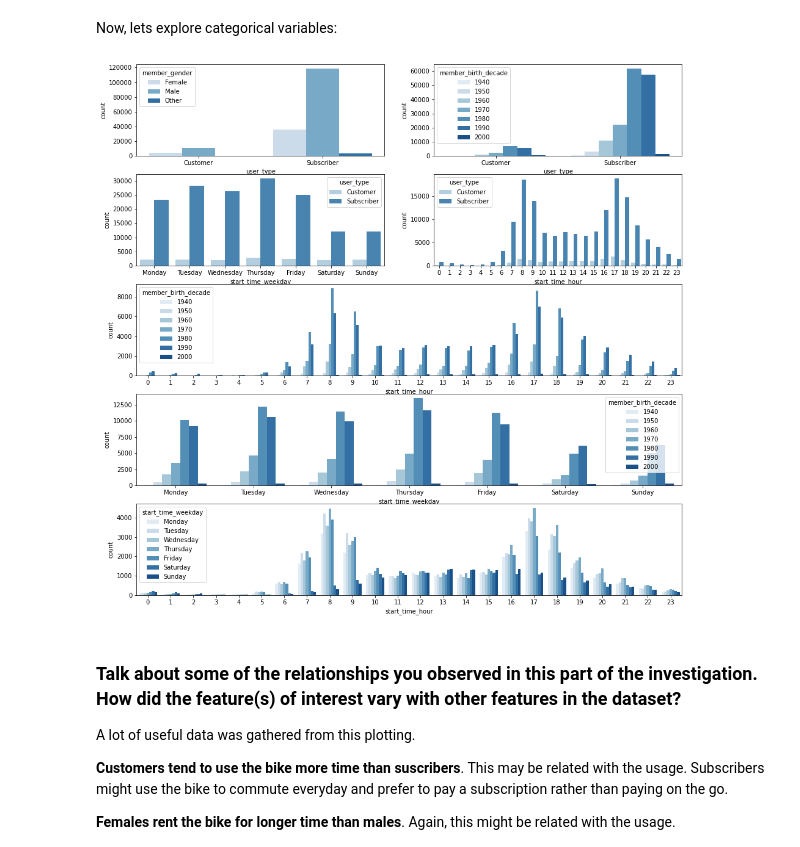
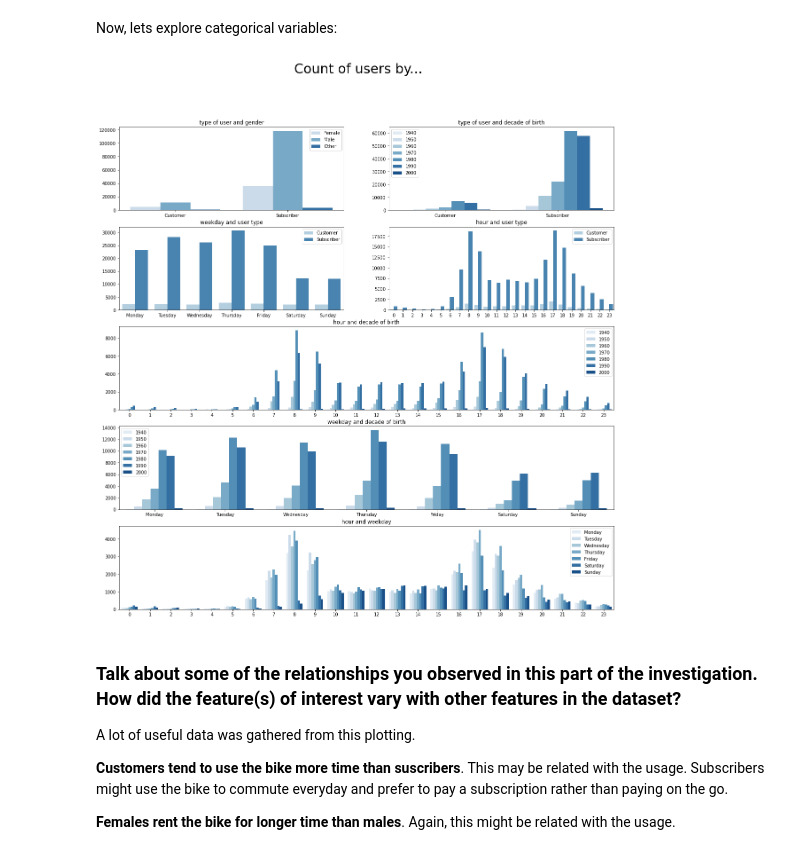
Before and after one commit to aingelmo/portfolio, a Jupyter notebook: Udacity/Project_5_Communicate-Data-Findings/exploration_template.ipynb, the cells around one changed output. Saved outputs shown, nothing was run; the diff lists cells and outputs as text; code cells hidden in the pictures.

Commit message:
Standarized palette

```diff
--- a/Udacity/Project_5_Communicate-Data-Findings/exploration_template.ipynb
+++ b/Udacity/Project_5_Communicate-Data-Findings/exploration_template.ipynb
@@ -328,37 +366,69 @@ sb.boxplot(data=ford_clean, x="start_time_weekday", y="duration_sec", color=base
 # %% [markdown]
 Now, lets explore categorical variables:
 # %%
-plt.figure(figsize=[16,16])
+fig = plt.figure(figsize=[20,20])
+
+fig.suptitle('Count of users by...', fontsize=30)
 
 #User type by gender
-plt.subplot(5,2,1)
-sb.countplot(data=ford_clean, x="user_type", hue="member_gender", palette="Blues");
+ax1 = plt.subplot(5,2,1)
+sb.countplot(data=ford_clean, x="user_type", hue="member_gender", palette="Blues", ax=ax1)
+ax1.set(xlabel=None, ylabel=None, title='type of user and gender')
+# Remove legend title
+handles, labels = ax1.get_legend_handles_labels()
+ax1.legend(handles=handles[:], labels=labels[:])
 
 #User type by decade of birth
-plt.subplot(5,2,2)
-sb.countplot(data=ford_clean, x="user_type", hue="member_birth_decade", palette="Blues");
+ax2 = plt.subplot(5,2,2)
+sb.countplot(data=ford_clean, x="user_type", hue="member_birth_decade", palette="Blues", ax=ax2)
+ax2.set(xlabel=None, ylabel=None, title='type of user and decade of birth')
+# Remove legend title
+handles, labels = ax2.get_legend_handles_labels()
+ax2.legend(handles=handles[:], labels=labels[:])
 
 #User type by weekday
-plt.subplot(5,2,3)
-sb.countplot(data=ford_clean, x="start_time_weekday", hue="user_type", palette="Blues", order=week_order);
+ax3 = plt.subplot(5,2,3)
+sb.countplot(data=ford_clean, x="start_time_weekday", hue="user_type", palette="Blues", order=week_order, ax=ax3)
+ax3.set(xlabel=None, ylabel=None, title='weekday and user type')
+# Remove legend title
+handles, labels = ax3.get_legend_handles_labels()
+ax3.legend(handles=handles[:], labels=labels[:])
 
-#User type by houe
-plt.subplot(5,2,4)
-sb.countplot(data=ford_clean, x="start_time_hour", hue="user_type", palette="Blues");
+#User type by hour
+ax4 = plt.subplot(5,2,4)
+sb.countplot(data=ford_clean, x="start_time_hour", hue="user_type", palette="Blues", ax=ax4)
+ax4.set(xlabel=None, ylabel=None, title='hour and user type')
+# Remove legend title
+handles, labels = ax4.get_legend_handles_labels()
+ax4.legend(handles=handles[:], labels=labels[:])
 
 #Hour by decade of birth
-plt.subplot(5,1,3)
-sb.countplot(data=ford_clean, x="start_time_hour", hue="member_birth_decade", palette="Blues");
+ax5 = plt.subplot(5,1,3)
+sb.countplot(data=ford_clean, x="start_time_hour", hue="member_birth_decade", palette="Blues", ax=ax5)
+ax5.set(xlabel=None, ylabel=None, title='hour and decade of birth')
+# Remove legend title
+handles, labels = ax5.get_legend_handles_labels()
+ax5.legend(handles=handles[:], labels=labels[:])
 
 #Day by decade of birth
-plt.subplot(5,1,4)
-sb.countplot(data=ford_clean, x="start_time_weekday", hue="member_birth_decade", palette="Blues", order=week_order);
+ax6 = plt.subplot(5,1,4)
+sb.countplot(data=ford_clean, x="start_time_weekday", hue="member_birth_decade", palette="Blues", order=week_order, ax=ax6)
+ax6.set(xlabel=None, ylabel=None, title='weekday and decade of birth')
+# Remove legend title
+handles, labels = ax6.get_legend_handles_labels()
+ax6.legend(handles=handles[:], labels=labels[:])
 
 #Hour by startday
-plt.subplot(5,1,5)
-sb.countplot(data=ford_clean, x="start_time_hour", hue="start_time_weekday", palette="Blues", hue_order=week_order);
+ax7 = plt.subplot(5,1,5)
+sb.countplot(data=ford_clean, x="start_time_hour", hue="start_time_weekday", palette="Blues", hue_order=week_order, ax=ax7)
+ax7.set(xlabel=None, ylabel=None, title='hour and weekday')
+# Remove legend title
+handles, labels = ax7.get_legend_handles_labels()
+ax7.legend(handles=handles[:], labels=labels[:])
+
+plt.show()
 # %% [output]
-[figure, old version]
+[figure, new version]
 # %% [markdown]
 ### Talk about some of the relationships you observed in this part of the investigation. How did the feature(s) of interest vary with other features in the dataset?
 
```
Also changed, not shown: parts of 14 cells of this notebook.
